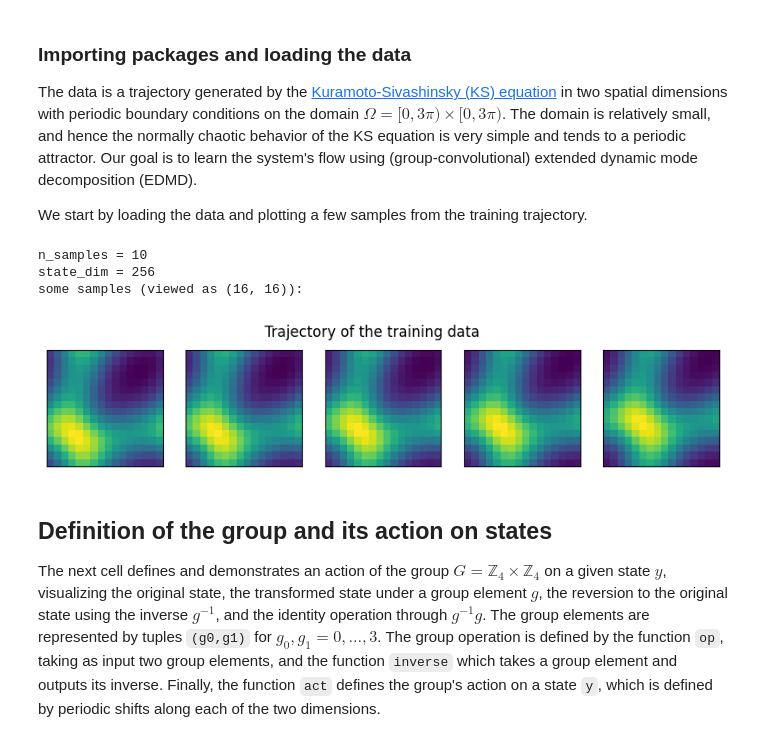
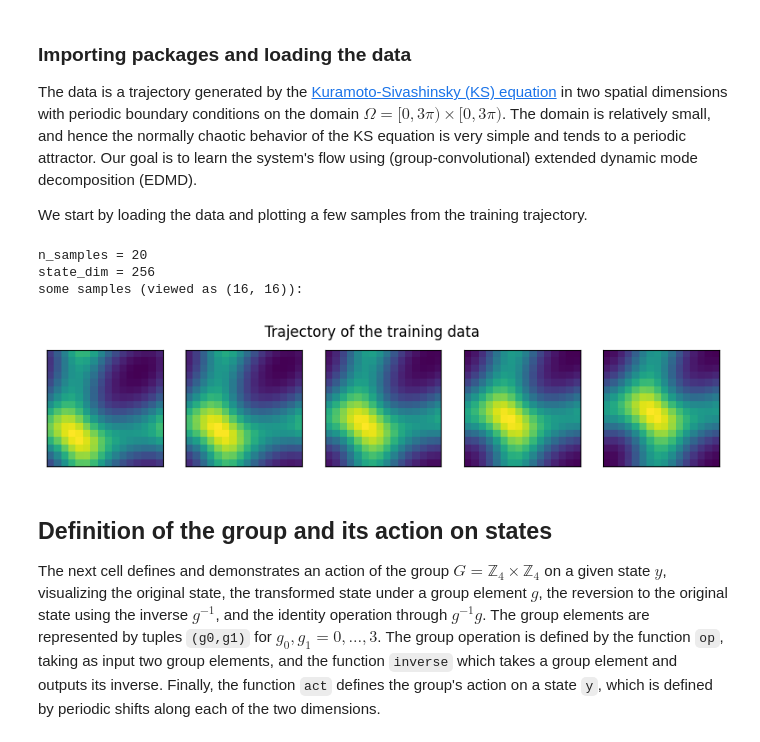
Before and after one commit to graps1/convolutional-edmd, a Jupyter notebook: ks2d_detailed.ipynb, the cells around one changed output. Cells and saved outputs as stored; diff of their text form; code cells hidden in the pictures.

```diff
--- a/ks2d_detailed.ipynb
+++ b/ks2d_detailed.ipynb
@@ -15,36 +15,36 @@ import numpy as np
 from functools import partial
 from random import choice
 import matplotlib.pyplot as plt
 torch.set_default_dtype(torch.double)
 
 # load training data
 Y = torch.tensor( np.load("ks2d_long.npy") )
 state_dim_orig = Y.shape[1:]
 Y = Y.view(-1, Y.shape[1]*Y.shape[2])
-n_samples = 10
+n_samples = 20
 Y_train = Y[900:900+n_samples+1,:]
 Y_test  = Y[900+n_samples+1:,:]
 
 # number of samples and the state dimension
 state_dim = Y_train.shape[1]
 print(f"n_samples = {n_samples}")
 print(f"state_dim = {state_dim}")
 
 # plots a few samples
 print(f"some samples (viewed as {tuple(state_dim_orig)}):")
 n_plots = 5
 fig, ax = plt.subplots(1,n_plots,figsize=(10,2))
 for j in range(n_plots):
     ax[j].matshow(Y_train[int(n_samples*(j/n_plots)),:].view(*state_dim_orig).numpy())
     ax[j].set_xticks([])
     ax[j].set_yticks([])
 fig.suptitle(f"Trajectory of the training data")
 plt.show()
 # %% [output]
-n_samples = 10
+n_samples = 20
 state_dim = 256
 some samples (viewed as (16, 16)):
-[figure, old version]
+[figure, new version]
 # %% [markdown]
 ## Definition of the group and its action on states
 
```
Also changed, not shown: parts of 4 cells of this notebook, 10 other files.
